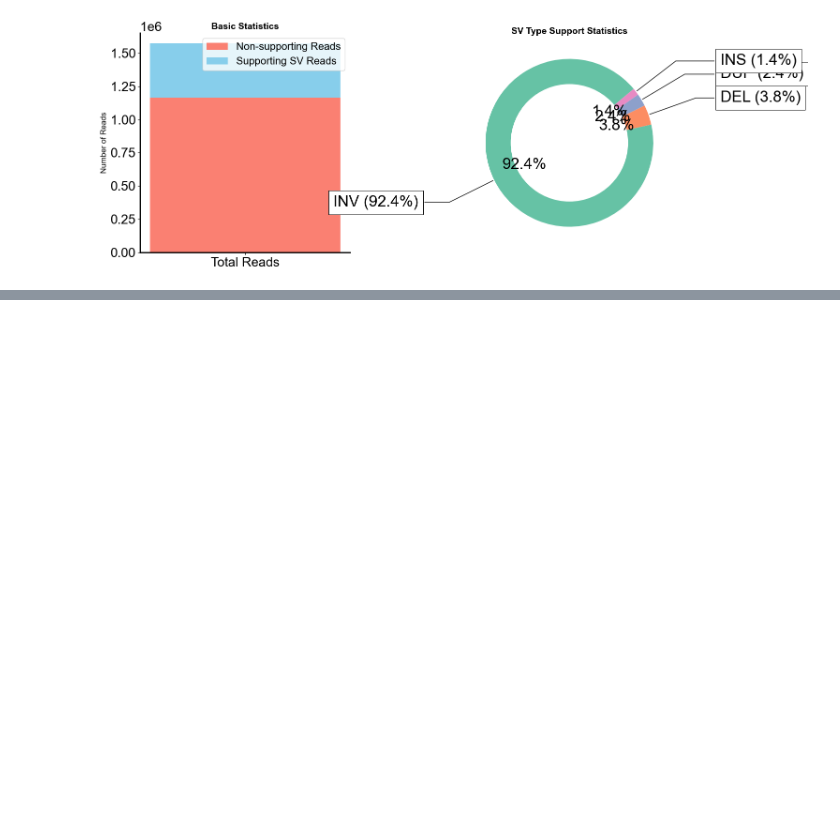
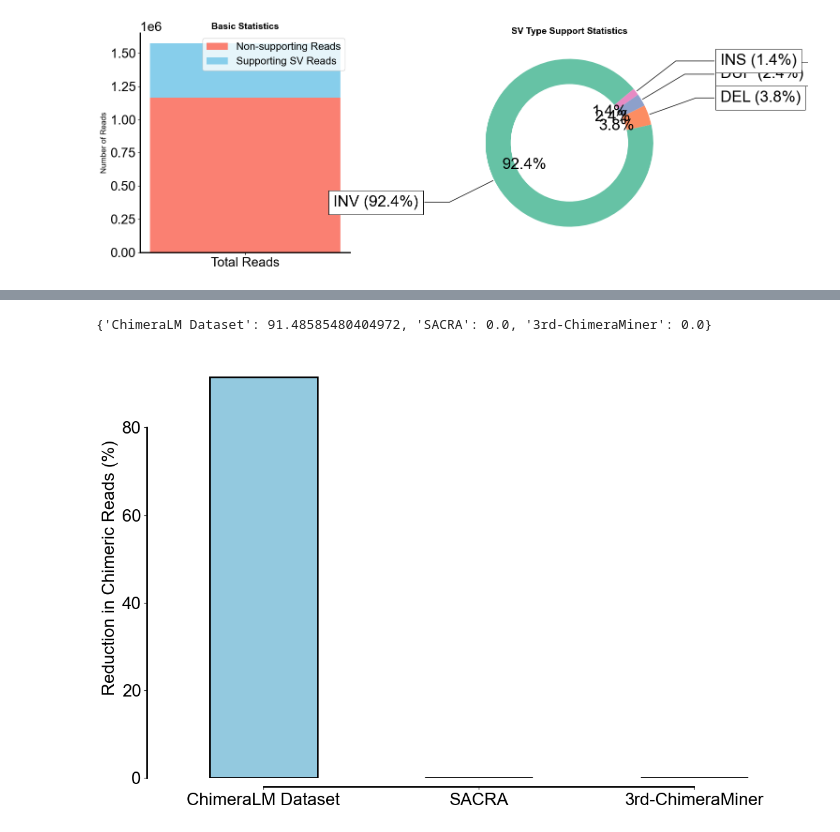
Before and after one commit to cauliyang/chimeralm_paper, a Jupyter notebook: figures/draw_figures.ipynb, the cells around one changed output, grey strips where cells are left out. Saved outputs shown, nothing was run; the diff lists cells and outputs as text; code cells hidden in the pictures; blank space fills up the shorter version.

```diff
--- a/figures/draw_figures.ipynb
+++ b/figures/draw_figures.ipynb
@@ -1080,0 +1131,5 @@ draw_sv_type_support_statistics(mk1c_sv_artifact_data, figname="mk1c_sv_type_sup
+# %%
+plot_reduction(hyena_mk1c_data, figname="hyena_mk1c_reduction_benchmark.pdf")
+# %% [output]
+{'ChimeraLM Dataset': 91.48585480404972, 'SACRA': 0.0, '3rd-ChimeraMiner': 0.0}
+[figure, added]
```
Also changed, not shown: parts of 4 cells of this notebook, 14 other files.
